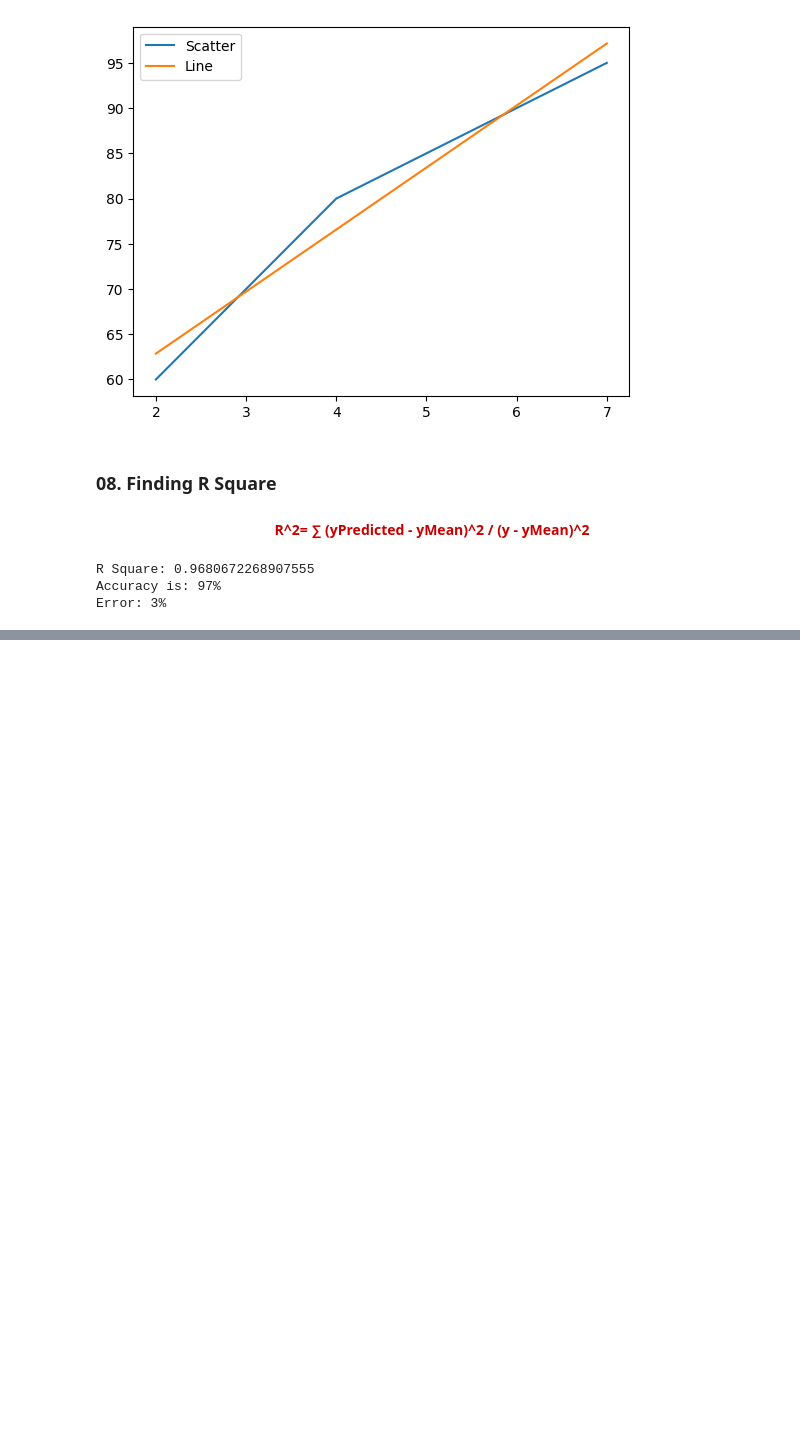
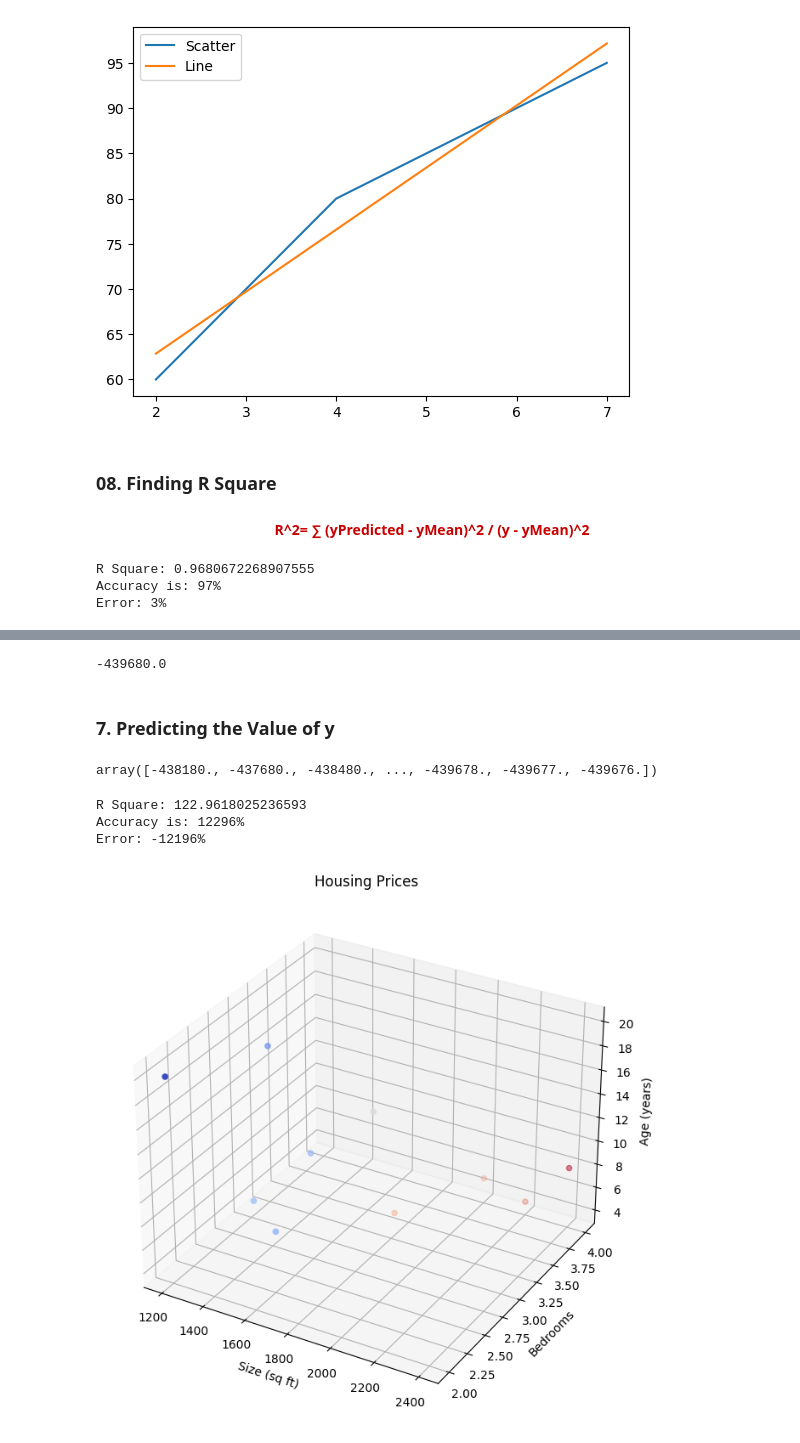
Before and after one commit to ZiaUrRehman-bit/Implementation-of-Machine-Learning-Algorithm, a Jupyter notebook: 02. Linear Regression/001.LRScratch.ipynb, the cells around one changed output, grey strips where cells are left out. Saved outputs shown, nothing was run; the diff lists cells and outputs as text; code cells hidden in the pictures; blank space fills up the shorter version.

```diff
--- a/02. Linear Regression/001.LRScratch.ipynb
+++ b/02. Linear Regression/001.LRScratch.ipynb
@@ -196,0 +322,29 @@ Error: 3%
+# %%
+c = yMean - (m1 * x1Mean) - (m2 * x2Mean) - (m2 * x2Mean)
+c
+# %% [output]
+-439680.0
+# %% [markdown]
+### 7. Predicting the Value of y
+# %%
+yPredict = m1*x1 + m2*x2 + m3*x3 + c
+yPredict
+# %% [output]
+array([-438180., -437680., -438480., ..., -439678., -439677., -439676.])
+# %%
+rNum = 0
+rDen = 0
+
+for i in range(n):
+    rNum += (yPredict[i] - yMean)**2
+    rDen += (y[i] - yMean)**2
+
+r = rNum / rDen
+
+print(f"R Square: {r}")
+print(f"Accuracy is: {round(r*100)}%")
+print(f"Error: {round(100-r*100)}%")
+# %% [output]
+R Square: 122.9618025236593
+Accuracy is: 12296%
+Error: -12196%
@@ -196,0 +353,11 @@ Error: 3%
+# %%
+fig = plt.figure(figsize=(8, 8))
+ax = fig.add_subplot(111, projection='3d')
+ax.scatter(size, bedrooms, age, c=price, marker='o', cmap='coolwarm')
+ax.set_xlabel('Size (sq ft)')
+ax.set_ylabel('Bedrooms')
+ax.set_zlabel('Age (years)')
+ax.set_title('Housing Prices')
+plt.show()
+# %% [output]
+[figure, added]
```
Also changed, not shown: parts of 27 cells of this notebook.
